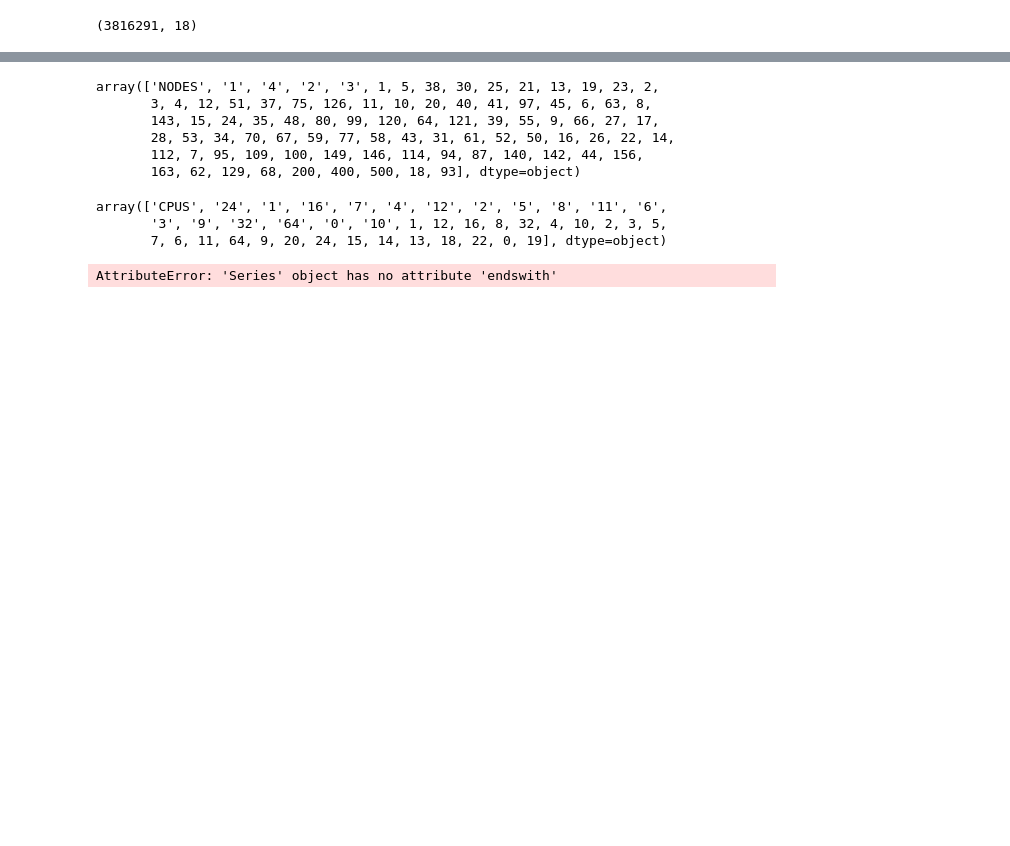
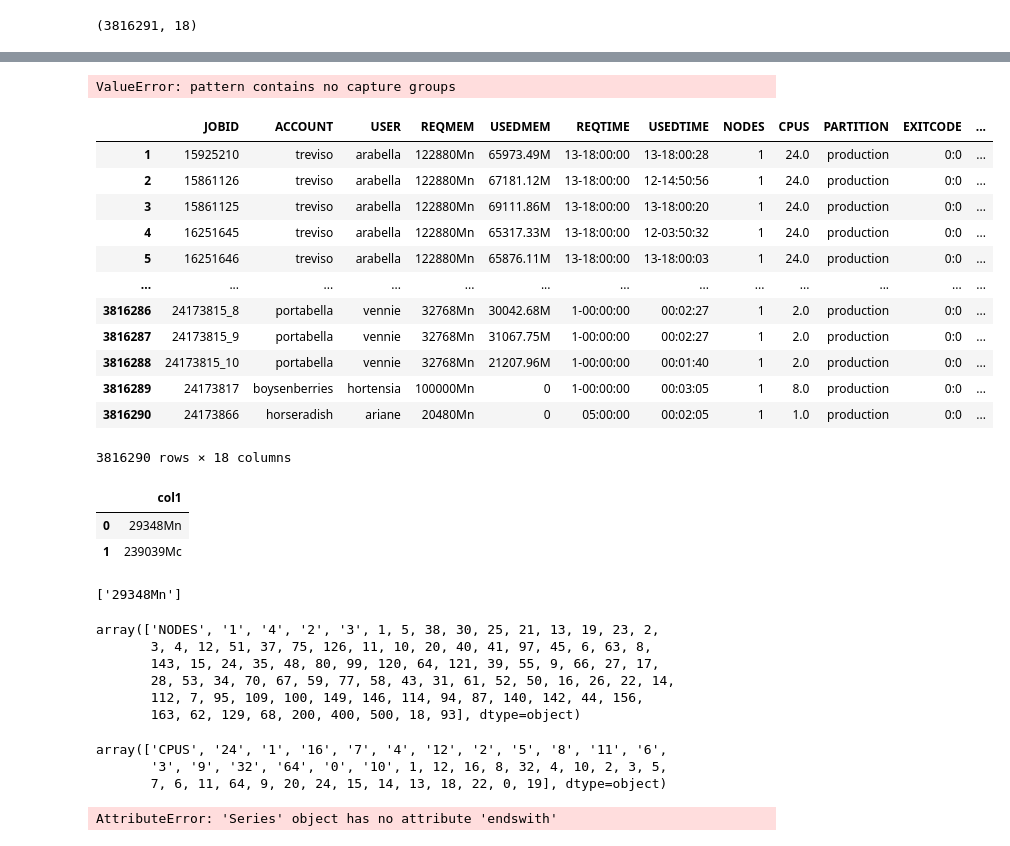
Before and after one commit to nss-data-science-cohort-4/dq2-accre-mst, a Jupyter notebook: accre_analysis.ipynb, the cells around one changed output, grey strips where cells are left out. Drawn from its saved outputs; the diff is of its cells as text; code cells hidden in the pictures; blank space fills up the shorter version.

```diff
--- a/accre_analysis.ipynb
+++ b/accre_analysis.ipynb
@@ -35,0 +45,2 @@ accre_df.head()
+# %%
+accre_df['CPUS']= accre_df['CPUS'].astype(str).astype(float)
@@ -35,0 +91,4 @@ accre_df.head()
+# %%
+#new column is for requested memory per node
+accre_df['RMPN'] = accre_df['REQMEM'].str.extract('(.*)Mn$')
+accre_df.head()
@@ -35,0 +102,36 @@ accre_df.head()
+# %%
+accre_df['REQMEMNODE'] = accre_df['REQMEM'].str.extract('.*n$')
+accre_df
+# %% [output]
+ValueError: pattern contains no capture groups
+# %%
+accre_df.groupby(['CPUS']).size().sort_values(ascending=True)
+accre_df
+# %% [output]
+|  | JOBID | ACCOUNT | USER | REQMEM | USEDMEM | REQTIME | USEDTIME | NODES | CPUS | PARTITION | EXITCODE | ... |
+| 1 | 15925210 | treviso | arabella | 122880Mn | 65973.49M | 13-18:00:00 | 13-18:00:28 | 1 | 24.0 | production | 0:0 | ... |
+| 2 | 15861126 | treviso | arabella | 122880Mn | 67181.12M | 13-18:00:00 | 12-14:50:56 | 1 | 24.0 | production | 0:0 | ... |
+| 3 | 15861125 | treviso | arabella | 122880Mn | 69111.86M | 13-18:00:00 | 13-18:00:20 | 1 | 24.0 | production | 0:0 | ... |
+| 4 | 16251645 | treviso | arabella | 122880Mn | 65317.33M | 13-18:00:00 | 12-03:50:32 | 1 | 24.0 | production | 0:0 | ... |
+| 5 | 16251646 | treviso | arabella | 122880Mn | 65876.11M | 13-18:00:00 | 13-18:00:03 | 1 | 24.0 | production | 0:0 | ... |
+| ... | ... | ... | ... | ... | ... | ... | ... | ... | ... | ... | ... | ... |
+| 3816286 | 24173815_8 | portabella | vennie | 32768Mn | 30042.68M | 1-00:00:00 | 00:02:27 | 1 | 2.0 | production | 0:0 | ... |
+| 3816287 | 24173815_9 | portabella | vennie | 32768Mn | 31067.75M | 1-00:00:00 | 00:02:27 | 1 | 2.0 | production | 0:0 | ... |
+| 3816288 | 24173815_10 | portabella | vennie | 32768Mn | 21207.96M | 1-00:00:00 | 00:01:40 | 1 | 2.0 | production | 0:0 | ... |
+| 3816289 | 24173817 | boysenberries | hortensia | 100000Mn | 0 | 1-00:00:00 | 00:03:05 | 1 | 8.0 | production | 0:0 | ... |
+| 3816290 | 24173866 | horseradish | ariane | 20480Mn | 0 | 05:00:00 | 00:02:05 | 1 | 1.0 | production | 0:0 | ... |
+3816290 rows × 18 columns
+# %%
+#testing
+d = {'col1': ['29348Mn','239039Mc']}
+df = pd.DataFrame(data=d)
+df
+# %% [output]
+|  | col1 |
+| 0 | 29348Mn |
+| 1 | 239039Mc |
+# %%
+x = '29348Mn'
+re.findall('.*Mn$',x)
+# %% [output]
+['29348Mn']
```
Also changed, not shown: parts of 9 cells of this notebook.
